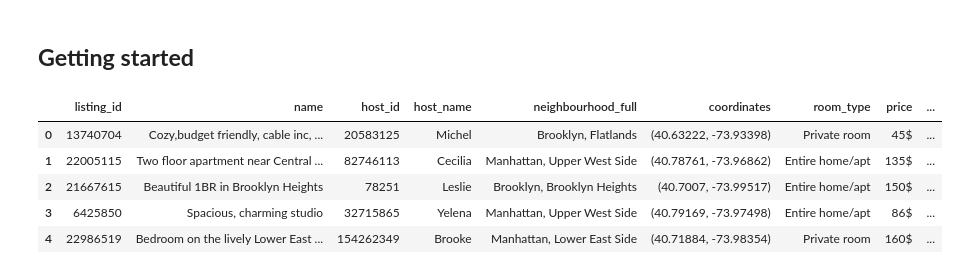
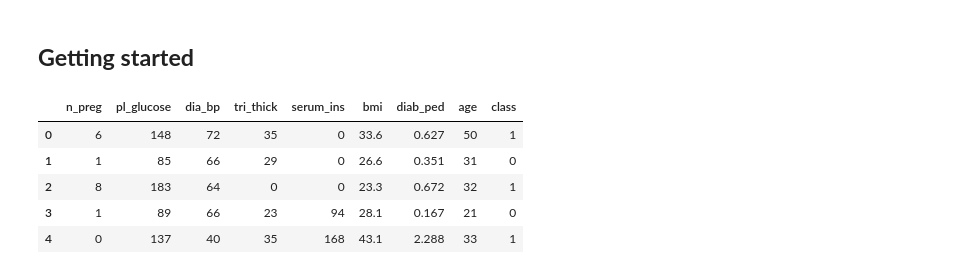
Before and after one commit to datacamp/Applied-Machine-Learning-Ensemble-Modeling-live-training, a Jupyter notebook: notebooks/python_live_session_template.ipynb, the cells around one changed output. Saved outputs shown, nothing was run; the diff lists cells and outputs as text; code cells hidden in the pictures.

```diff
--- a/notebooks/python_live_session_template.ipynb
+++ b/notebooks/python_live_session_template.ipynb
@@ -43,14 +48,13 @@ import datetime as dt
 # %%
 # Read in the dataset
-airbnb = pd.read_csv('https://github.com/adelnehme/python-for-spreadsheet-users-webinar/blob/master/datasets/airbnb.csv?raw=true',
-                     index_col = 'Unnamed: 0')
+diabetes = pd.read_csv('https://github.com/datacamp/Applied-Machine-Learning-Ensemble-Modeling-live-training/blob/master/data/pima-indians-diabetes.csv?raw=true')
 
 # Print header
-airbnb.head()
+diabetes.head()
 # %% [output]
-|  | listing_id | name | host_id | host_name | neighbourhood_full | coordinates | room_type | price | ... |
-| 0 | 13740704 | Cozy,budget friendly, cable inc, ... | 20583125 | Michel | Brooklyn, Flatlands | (40.63222, -73.93398) | Private room | 45$ | ... |
-| 1 | 22005115 | Two floor apartment near Central ... | 82746113 | Cecilia | Manhattan, Upper West Side | (40.78761, -73.96862) | Entire home/apt | 135$ | ... |
-| 2 | 21667615 | Beautiful 1BR in Brooklyn Heights | 78251 | Leslie | Brooklyn, Brooklyn Heights | (40.7007, -73.99517) | Entire home/apt | 150$ | ... |
-| 3 | 6425850 | Spacious, charming studio | 32715865 | Yelena | Manhattan, Upper West Side | (40.79169, -73.97498) | Entire home/apt | 86$ | ... |
-| 4 | 22986519 | Bedroom on the lively Lower East ... | 154262349 | Brooke | Manhattan, Lower East Side | (40.71884, -73.98354) | Private room | 160$ | ... |
+|  | n_preg | pl_glucose | dia_bp | tri_thick | serum_ins | bmi | diab_ped | age | class |
+| 0 | 6 | 148 | 72 | 35 | 0 | 33.6 | 0.627 | 50 | 1 |
+| 1 | 1 | 85 | 66 | 29 | 0 | 26.6 | 0.351 | 31 | 0 |
+| 2 | 8 | 183 | 64 | 0 | 0 | 23.3 | 0.672 | 32 | 1 |
+| 3 | 1 | 89 | 66 | 23 | 94 | 28.1 | 0.167 | 21 | 0 |
+| 4 | 0 | 137 | 40 | 35 | 168 | 43.1 | 2.288 | 33 | 1 |
```
Also changed, not shown: parts of 22 cells of this notebook.
